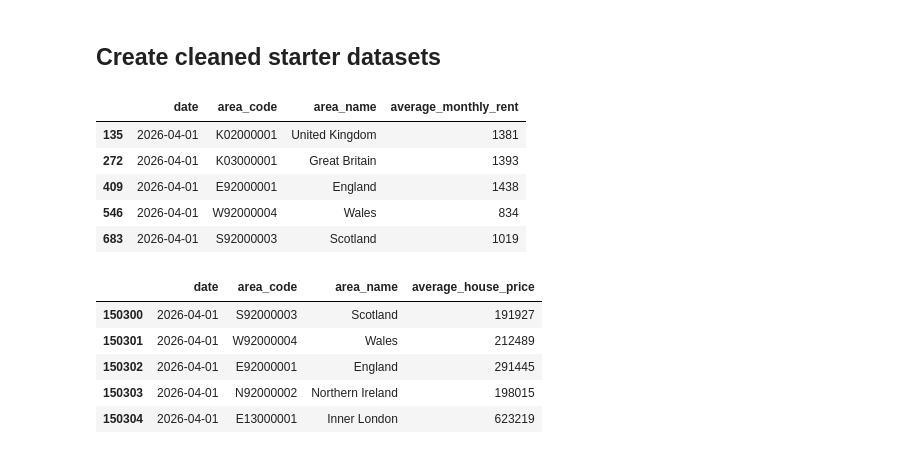
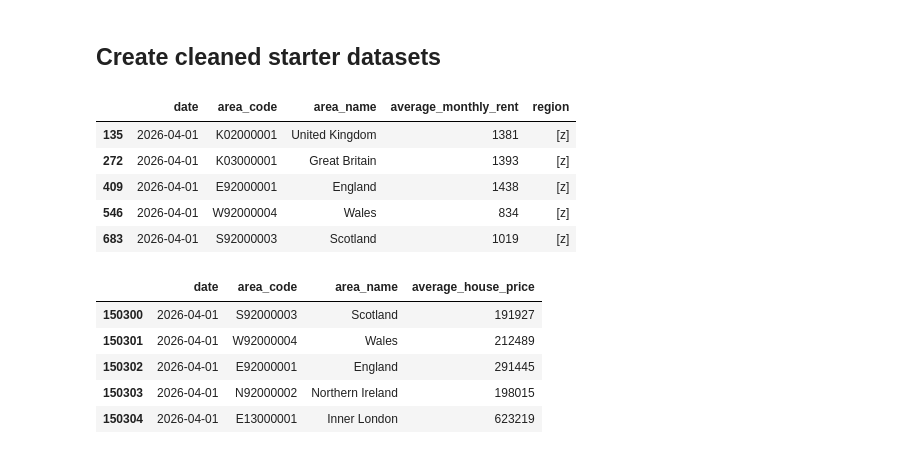
Before and after one commit to Puffinscatz/rent-prediction-analysis, a Jupyter notebook: notebooks/01_data_collection.ipynb, the cells around one changed output. Cells and saved outputs as stored; diff of their text form; code cells hidden in the pictures.

```diff
--- a/notebooks/01_data_collection.ipynb
+++ b/notebooks/01_data_collection.ipynb
@@ -109,7 +109,7 @@ Annual pay - gross                                        0
 Conf %                                                    2
 dtype: int64
 # %%
-rents_clean = rents[["Time period", "Area code", "Area name", "Rental price"]].copy()
+rents_clean = rents[["Time period", "Area code", "Area name", "Rental price","Region or country name"]].copy()
 # %%
 rents_clean.head()
 # %% [output]
@@ -150,21 +150,23 @@ house_prices.head()
 # %%
 rent_apr_2026 = rents_clean[rents_clean["Time period"] == "2026-04-01"].copy()
 
 rent_apr_2026 = rent_apr_2026.rename(columns={
     "Time period": "date",
     "Area code": "area_code",
     "Area name": "area_name",
-    "Rental price": "average_monthly_rent"
+    "Rental price": "average_monthly_rent",
+    "Region or country name": "region"
+
 })
 
 rent_apr_2026.head()
 # %% [output]
-|  | date | area_code | area_name | average_monthly_rent |
-| 135 | 2026-04-01 | K02000001 | United Kingdom | 1381 |
-| 272 | 2026-04-01 | K03000001 | Great Britain | 1393 |
-| 409 | 2026-04-01 | E92000001 | England | 1438 |
-| 546 | 2026-04-01 | W92000004 | Wales | 834 |
-| 683 | 2026-04-01 | S92000003 | Scotland | 1019 |
+|  | date | area_code | area_name | average_monthly_rent | region |
+| 135 | 2026-04-01 | K02000001 | United Kingdom | 1381 | [z] |
+| 272 | 2026-04-01 | K03000001 | Great Britain | 1393 | [z] |
+| 409 | 2026-04-01 | E92000001 | England | 1438 | [z] |
+| 546 | 2026-04-01 | W92000004 | Wales | 834 | [z] |
+| 683 | 2026-04-01 | S92000003 | Scotland | 1019 | [z] |
 # %%
 house_prices_apr_2026 = house_prices[house_prices["Date"] == "2026-04-01"].copy()
 
```
Also changed, not shown: parts of 2 cells of this notebook, 3 other files.
